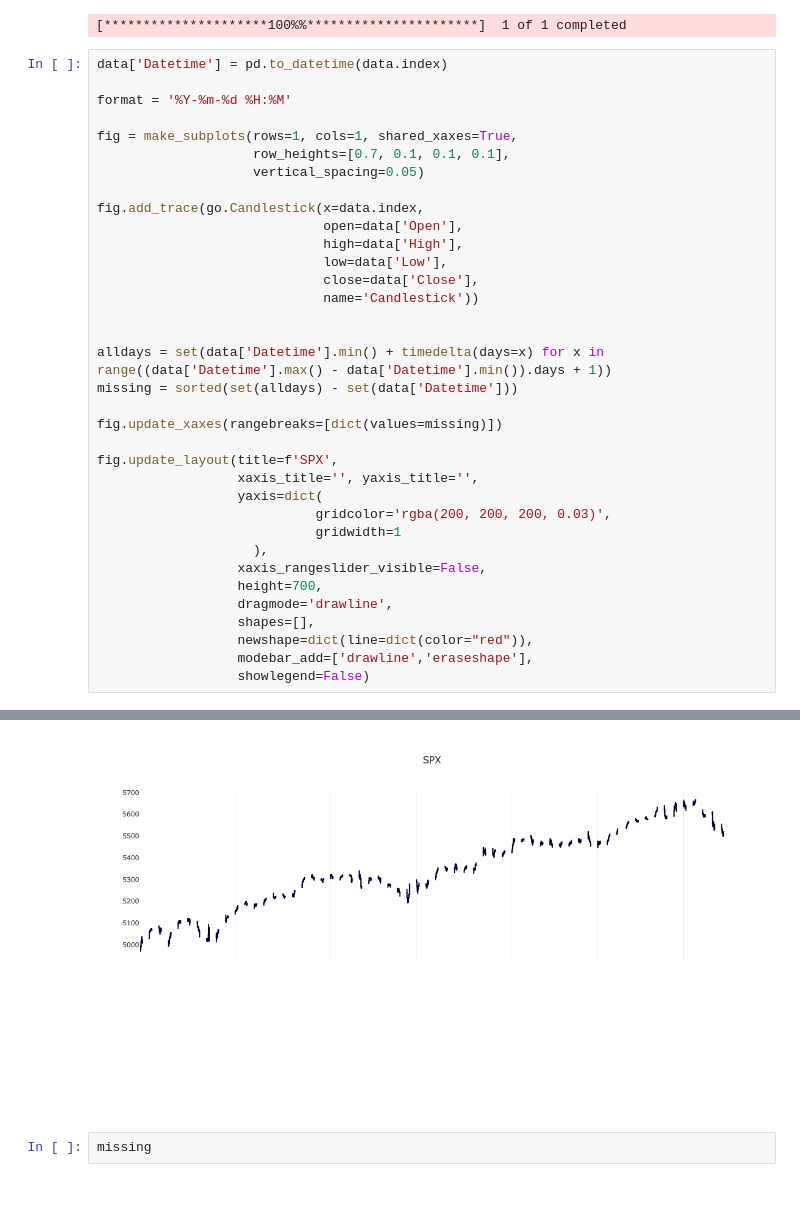
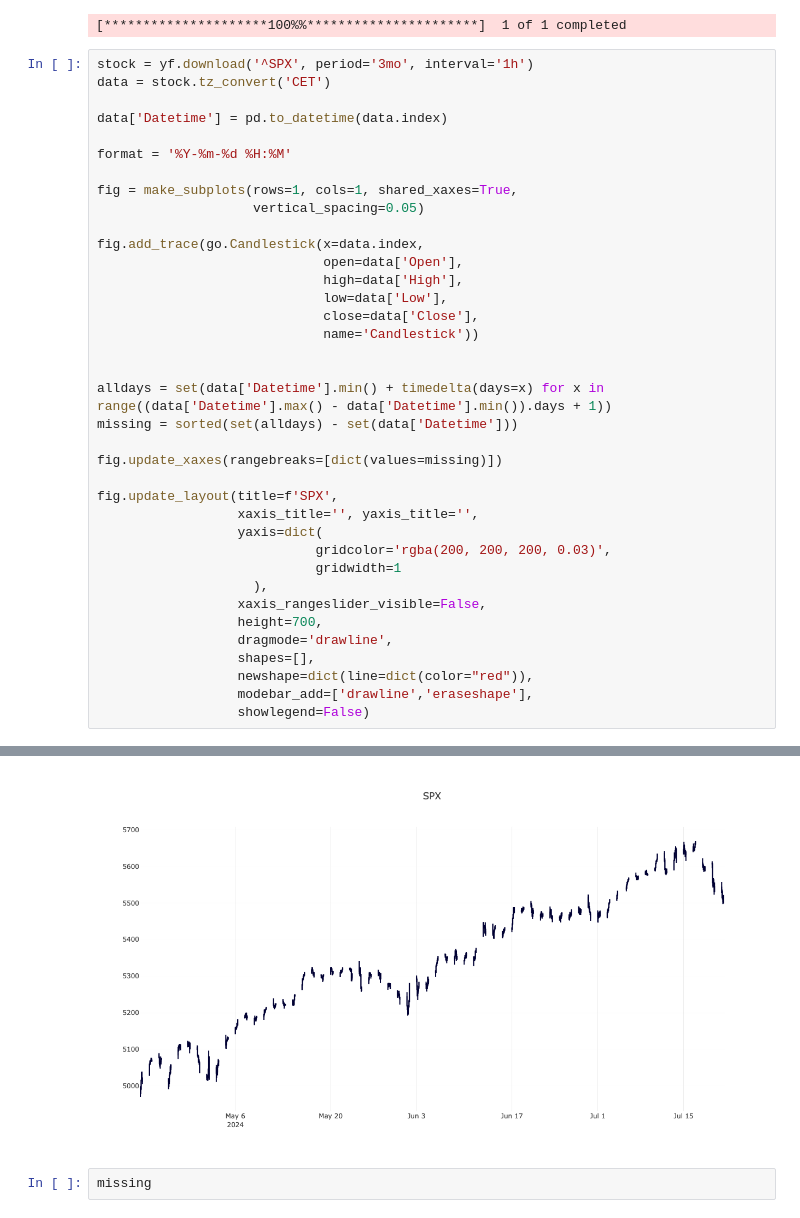
Before and after one commit to f1se4/investor, a Jupyter notebook: Tests.ipynb, the cells around one changed output, grey strips where cells are left out. Cells and saved outputs as stored; diff of their text form.

```diff
--- a/Tests.ipynb
+++ b/Tests.ipynb
@@ -13,12 +13,14 @@ data = stock.tz_convert('CET')
 # %% [output]
 [*********************100%%**********************]  1 of 1 completed
 # %%
+stock = yf.download('^SPX', period='3mo', interval='1h')
+data = stock.tz_convert('CET')
+
 data['Datetime'] = pd.to_datetime(data.index)
 
 format = '%Y-%m-%d %H:%M'
 
 fig = make_subplots(rows=1, cols=1, shared_xaxes=True,
-                    row_heights=[0.7, 0.1, 0.1, 0.1],
                     vertical_spacing=0.05)
 
 fig.add_trace(go.Candlestick(x=data.index,
@@ -52,4 +53,4 @@ fig.update_layout(title=f'SPX',
-[figure, old version]
+[figure, new version]
 # %%
 missing
 # %% [output]
```
Also changed, not shown: parts of 1 cell of this notebook.
